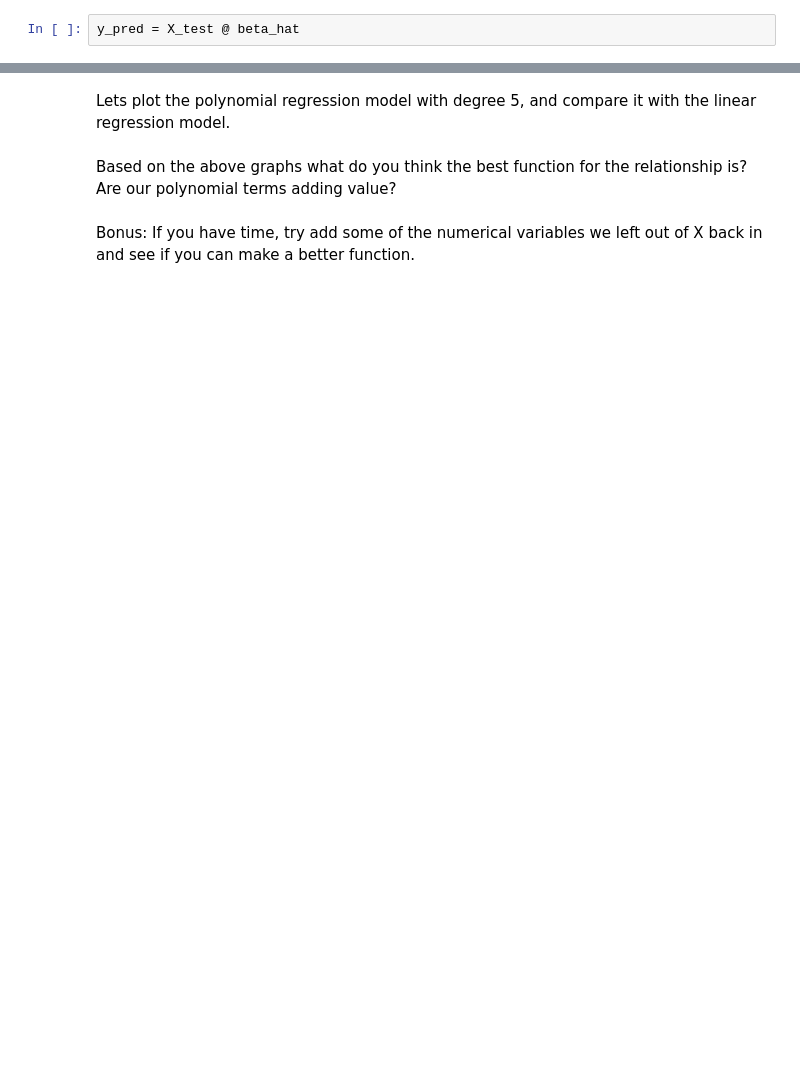
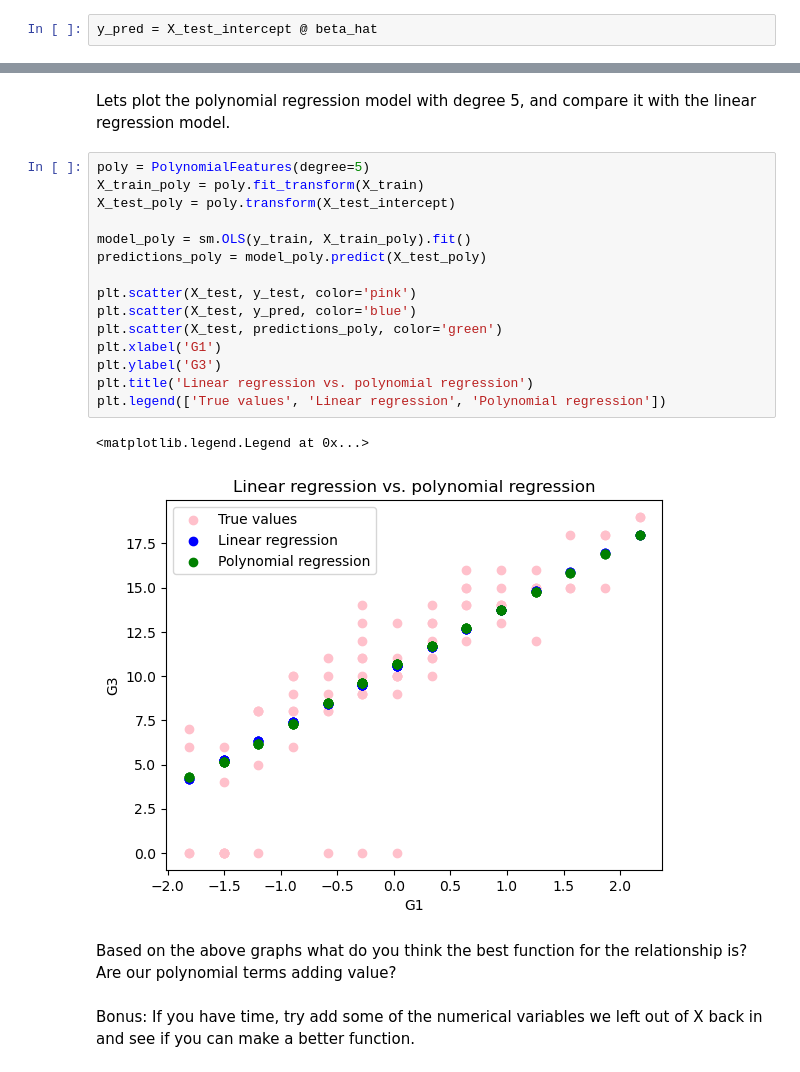
Before and after one commit to mona-borth/Hertie_ML_2025_Labs, a Jupyter notebook: lab2.ipynb, the cells around one changed output, grey strips where cells are left out. Saved outputs shown, nothing was run; the diff lists cells and outputs as text; blank space fills up the shorter version.

```diff
--- a/lab2.ipynb
+++ b/lab2.ipynb
@@ -389,5 +369,5 @@ array([[ 1.        ,  0.94725679],
 # %%
-y_pred = X_test @ beta_hat
+y_pred = X_test_intercept @ beta_hat
 # %% [markdown]
 Bonus: It's even better to define a function to do this. Can you make one which takes X_train and y_train as inputs and gives the betas and the predictions as outputs.
 # %%
@@ -478,5 +483,23 @@ for i in range(16):
 # %% [markdown]
 Lets plot the polynomial regression model with degree 5, and compare it with the linear regression model.
+# %%
+poly = PolynomialFeatures(degree=5)
+X_train_poly = poly.fit_transform(X_train)
+X_test_poly = poly.transform(X_test_intercept)
+
+model_poly = sm.OLS(y_train, X_train_poly).fit()
+predictions_poly = model_poly.predict(X_test_poly)
+
+plt.scatter(X_test, y_test, color='pink')
+plt.scatter(X_test, y_pred, color='blue')
+plt.scatter(X_test, predictions_poly, color='green')
+plt.xlabel('G1')
+plt.ylabel('G3')
+plt.title('Linear regression vs. polynomial regression')
+plt.legend(['True values', 'Linear regression', 'Polynomial regression'])
+# %% [output]
+<matplotlib.legend.Legend at 0x...>
+[figure, added]
 # %% [markdown]
 Based on the above graphs what do you think the best function for the relationship is? Are our polynomial terms adding value?
 # %% [markdown]
```
Also changed, not shown: parts of 7 cells of this notebook.
